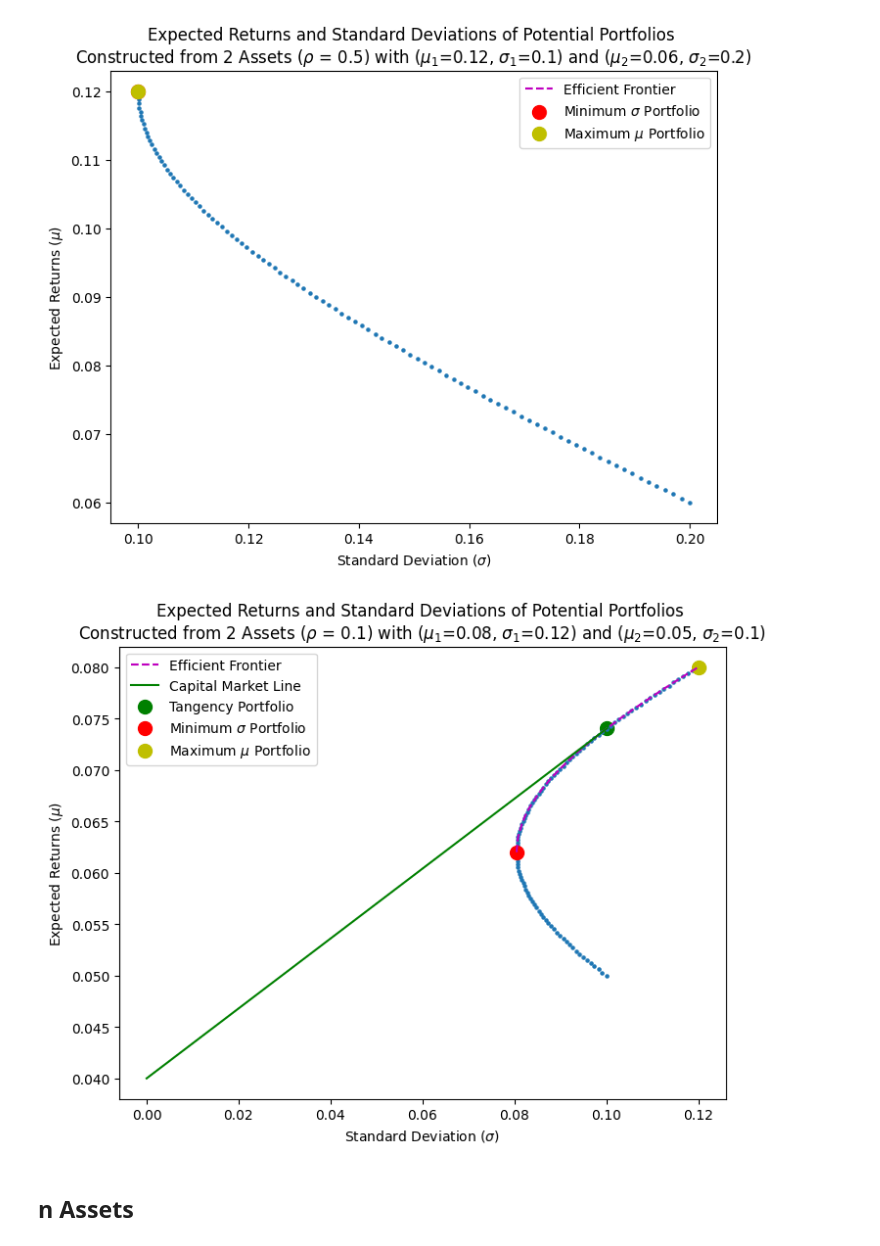
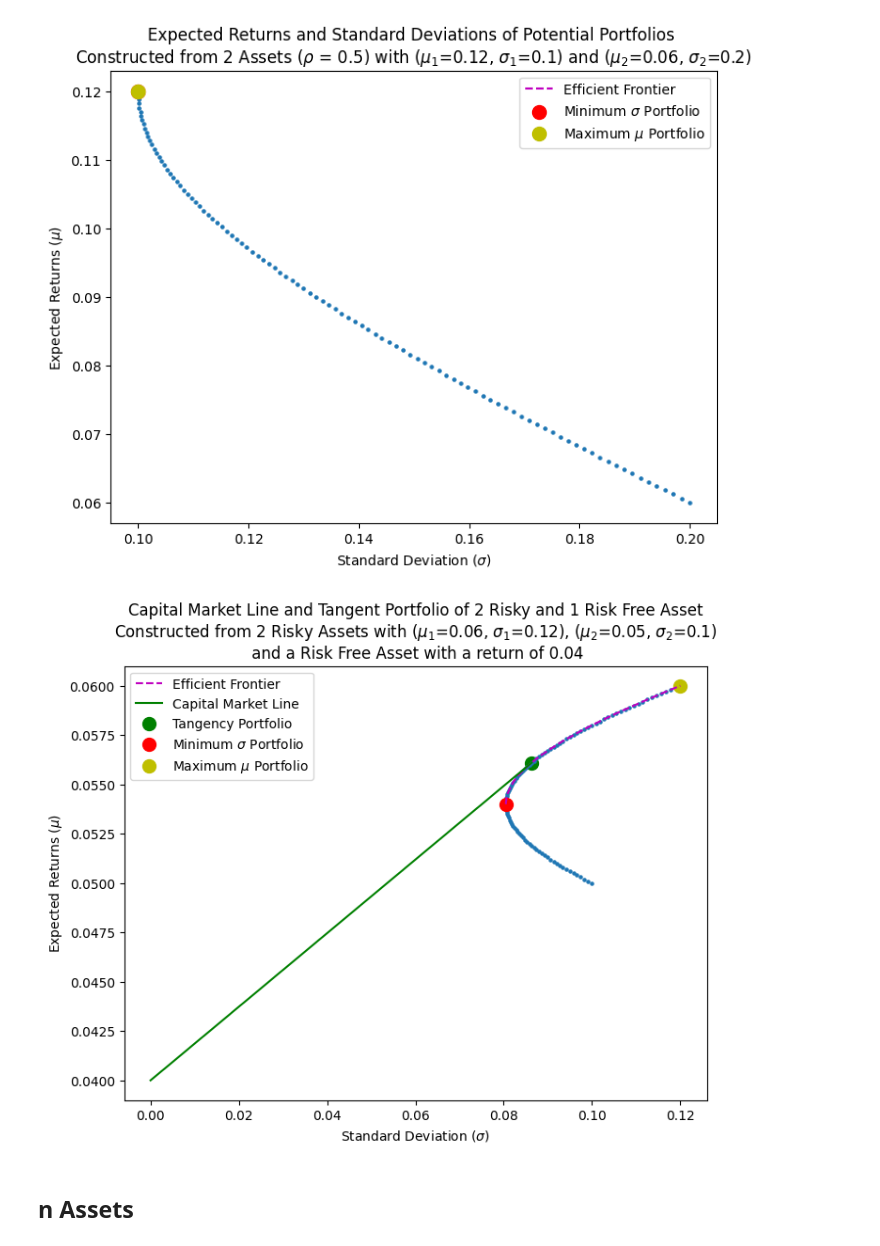
Before and after one commit to yangsu01/funance_blog, a Jupyter notebook: blogs/05-portfolio-theory-intro/portfolio-theory-intro.ipynb, the cells around one changed output. Saved outputs shown, nothing was run; the diff lists cells and outputs as text; code cells hidden in the pictures.

Commit message:
update 2 asset plotting function

```diff
--- a/blogs/05-portfolio-theory-intro/portfolio-theory-intro.ipynb
+++ b/blogs/05-portfolio-theory-intro/portfolio-theory-intro.ipynb
@@ -9,7 +9,7 @@ from matplotlib import pyplot as plt
 # %% [markdown]
 ## 2 Assets
 # %%
-def simulate_2_assets(r1, r2, std1, std2, rho, ef=False, rf_rate=0):
+def simulate_2_assets(r1, r2, std1, std2, rho, ef=False, rf_rate=0, title=None):
     # generate possible weights
     step_size = 0.01
     decimals = len(str(step_size).split('.')[1])
@@ -61,7 +61,7 @@ def simulate_2_assets(r1, r2, std1, std2, rho, ef=False, rf_rate=0):
         w1 = (v1*std2**2 - v2*rho*std1*std2) / (v1*std2**2 + v2*std1**2 - (v1+v2)*rho*std1*std2)
         w2 = 1 - w1
 
-        tan_r = exp_returns = w1*r1 + w2*r2
+        tan_r = w1*r1 + w2*r2
         tan_std = np.sqrt(w1**2*std1**2 + w2**2*std2**2 + 2*w1*w2*std1*std2*rho)
 
         points = np.linspace(0, tan_std, 100)
@@ -79,10 +79,13 @@ def simulate_2_assets(r1, r2, std1, std2, rho, ef=False, rf_rate=0):
     plt.scatter(max_return_std, max_return, color='y', marker='o', s=100, label=rf'Maximum $\mu$ Portfolio')
     plt.ylabel(rf'Expected Returns ($\mu$)')
     plt.xlabel(rf'Standard Deviation ($\sigma$)')
-    plt.title(
-        f'Expected Returns and Standard Deviations of Potential Portfolios \n'
-        rf'Constructed from 2 Assets ($\rho$ = {rho}) with ($\mu_1$={r1}, $\sigma_1$={std1}) and ($\mu_2$={r2}, $\sigma_2$={std2})'
-    )
+    if title:
+        plt.title(title)
+    else:
+        plt.title(
+            f'Expected Returns and Standard Deviations of Potential Portfolios \n'
+            rf'Constructed from 2 Assets ($\rho$ = {rho}) with ($\mu_1$={r1}, $\sigma_1$={std1}) and ($\mu_2$={r2}, $\sigma_2$={std2})'
+        )
     plt.legend()
     plt.show()
 # %%
@@ -105,11 +108,30 @@ simulate_2_assets(0.12, 0.09, 0.2, 0.16, 0.2, True)
 simulate_2_assets(0.12, 0.06, 0.1, 0.2, 0.5, True)
 # %% [output]
 [figure]
-# %%
-# tangent portfolio
-simulate_2_assets(0.08, 0.05, 0.12, 0.1, 0.1, True, 0.04)
-# %% [output]
-[figure, removed]
+# %%
+# tangent portfolio
+risk_free_rate = 0.04
+mu_1 = 0.06
+mu_2 = 0.05
+std_1 = 0.12
+std_2 = 0.1
+
+simulate_2_assets(
+    mu_1,
+    mu_2,
+    std_1,
+    std_2,
+    0.1,
+    True,
+    risk_free_rate,
+    (
+        'Capital Market Line and Tangent Portfolio of 2 Risky and 1 Risk Free Asset\n'
+        fr'Constructed from 2 Risky Assets with ($\mu_1$={mu_1}, $\sigma_1$={std_1}), ($\mu_2$={mu_2}, $\sigma_2$={std_2})'
+        f'\n and a Risk Free Asset with a return of {risk_free_rate}'
+     )
+)
+# %% [output]
+[figure, added]
 # %% [markdown]
 ## n Assets
 # %%
```
